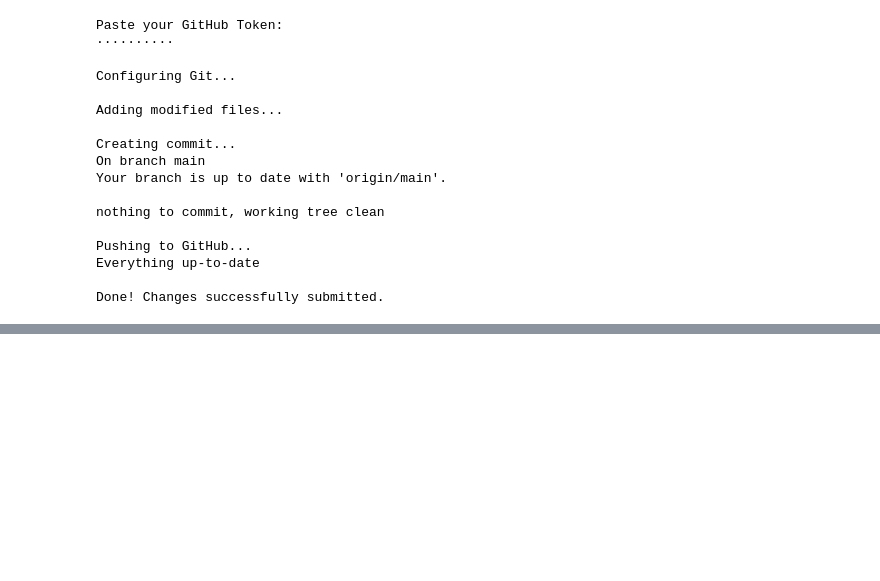
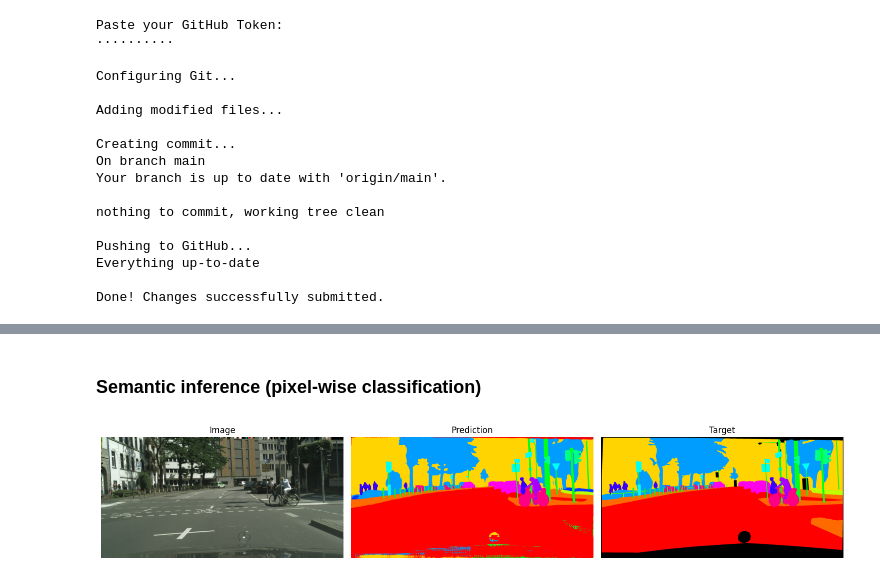
Before and after one commit to Escortiz/ML_RL, a Jupyter notebook: main.ipynb, the cells around one changed output, grey strips where cells are left out. Drawn from its saved outputs; the diff is of its cells as text; code cells hidden in the pictures; blank space fills up the shorter version.

Commit message:
Added inference methods in the main file

```diff
--- a/main.ipynb
+++ b/main.ipynb
@@ -441,0 +492,11 @@ Done! Changes successfully submitted.
+# %%
+data_module_name, class_name = config["data"]["class_path"].rsplit(".", 1)
+data_module = getattr(importlib.import_module(data_module_name), class_name)
+data_module_kwargs = config["data"].get("init_args", {})
+
+data = data_module(
+    path=data_path,
+    batch_size=1,
+    check_empty_targets=False,
+    **data_module_kwargs
+).setup()
@@ -441,0 +557,53 @@ Done! Changes successfully submitted.
+# %% [markdown]
+### **Semantic inference (pixel-wise classification)**
+# %%
+IGNORE_INDEX = 255
+
+
+def infer_semantic(img, target):
+    with torch.no_grad(), autocast(dtype=torch.float16, device_type="cuda"):
+        imgs = [img.to(device)]
+        img_sizes = [img.shape[-2:] for img in imgs]
+        crops, origins = model.window_imgs_semantic(imgs)
+
+        mask_logits_per_layer, class_logits_per_layer = model(crops)
+        mask_logits = F.interpolate(
+            mask_logits_per_layer[-1], data.img_size, mode="bilinear"
+        )
+
+        crop_logits = model.to_per_pixel_logits_semantic(
+            mask_logits, class_logits_per_layer[-1]
+        )
+        logits = model.revert_window_logits_semantic(crop_logits, origins, img_sizes)
+        preds = logits[0].argmax(0).cpu()
+
+    pred_array = preds.numpy()
+    target_array = model.to_per_pixel_targets_semantic([target], IGNORE_INDEX)[
+        0
+    ].numpy()
+    return pred_array, target_array
+
+
+def plot_semantic_results(img, pred_array, target_array):
+    mapping = create_mapping([pred_array, target_array], IGNORE_INDEX)
+
+    fig, axes = plt.subplots(1, 3, figsize=(15, 5))
+    axes[0].imshow(img.permute(1, 2, 0).cpu().numpy())
+    axes[0].set_title("Image")
+    axes[1].imshow(apply_colormap(pred_array, mapping))
+    axes[1].set_title("Prediction")
+    axes[2].imshow(apply_colormap(target_array, mapping))
+    axes[2].set_title("Target")
+
+    for ax in axes:
+        ax.axis("off")
+
+    plt.tight_layout()
+    plt.show()
+
+
+img, target = data.val_dataloader().dataset[img_idx]
+pred_array, target_array = infer_semantic(img, target)
+plot_semantic_results(img, pred_array, target_array)
+# %% [output]
+[figure, added]
```
Also changed, not shown: parts of 17 cells of this notebook.
